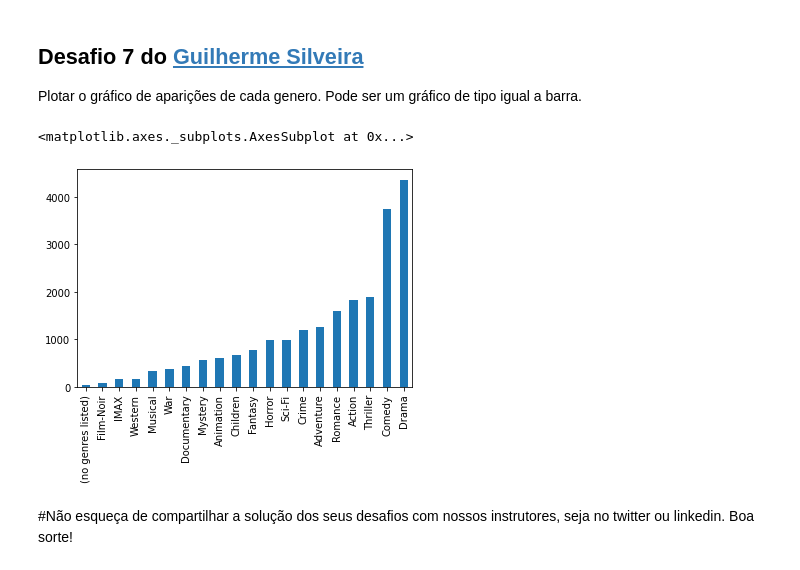
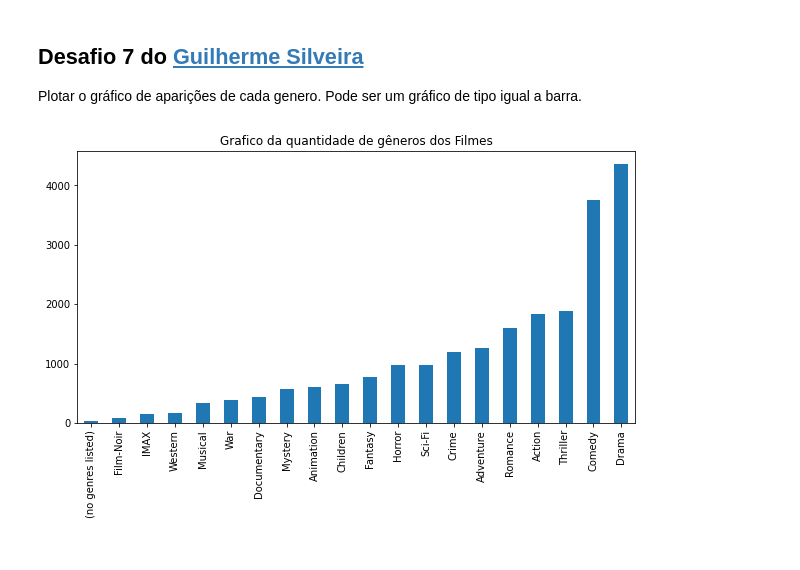
Before and after one commit to Vini9-9/QuarentenaDados, a Jupyter notebook: _QuarentenaDados_aula01.ipynb, the cells around one changed output. Cells and saved outputs as stored; diff of their text form; code cells hidden in the pictures.

Commit message:
Atualizado desafio 7

```diff
--- a/_QuarentenaDados_aula01.ipynb
+++ b/_QuarentenaDados_aula01.ipynb
@@ -488,10 +488,8 @@ dtype: int64
 ## Desafio 7 do [Guilherme Silveira](https://twitter.com/guilhermecaelum)
 
 Plotar o gráfico de aparições de cada genero. Pode ser um gráfico de tipo igual a barra.
-# %%
-generos_aparicoes.plot(kind='bar')
-# %% [output]
-<matplotlib.axes._subplots.AxesSubplot at 0x...>
-[figure, removed]
-# %% [markdown]
-#Não esqueça de compartilhar a solução dos seus desafios com nossos instrutores, seja no twitter ou linkedin. Boa sorte!
+# %%
+generos_aparicoes.plot(kind='bar', figsize=(10, 5),title='Grafico da quantidade de gêneros dos Filmes')
+plt.show()
+# %% [output]
+[figure, added]
```
